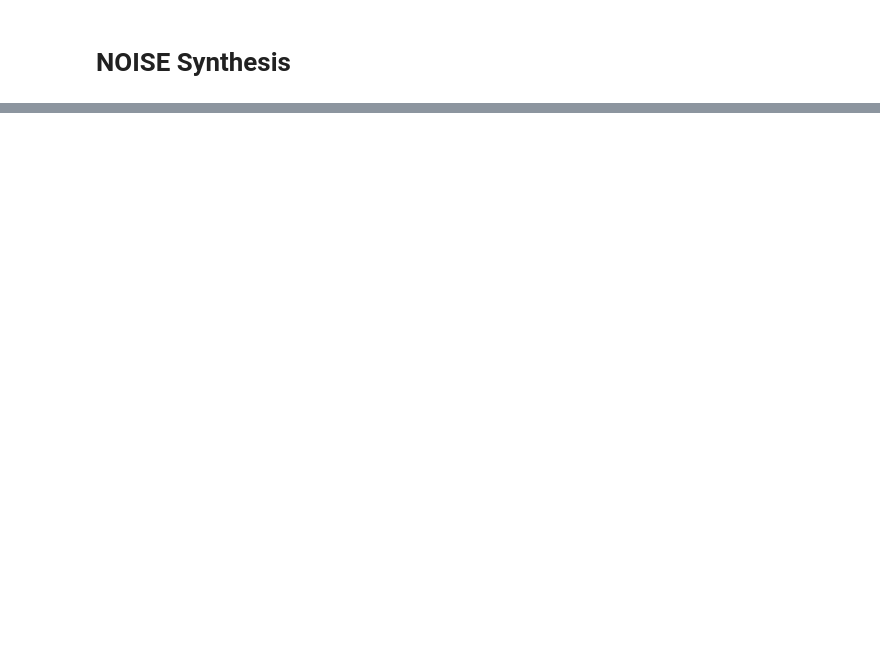
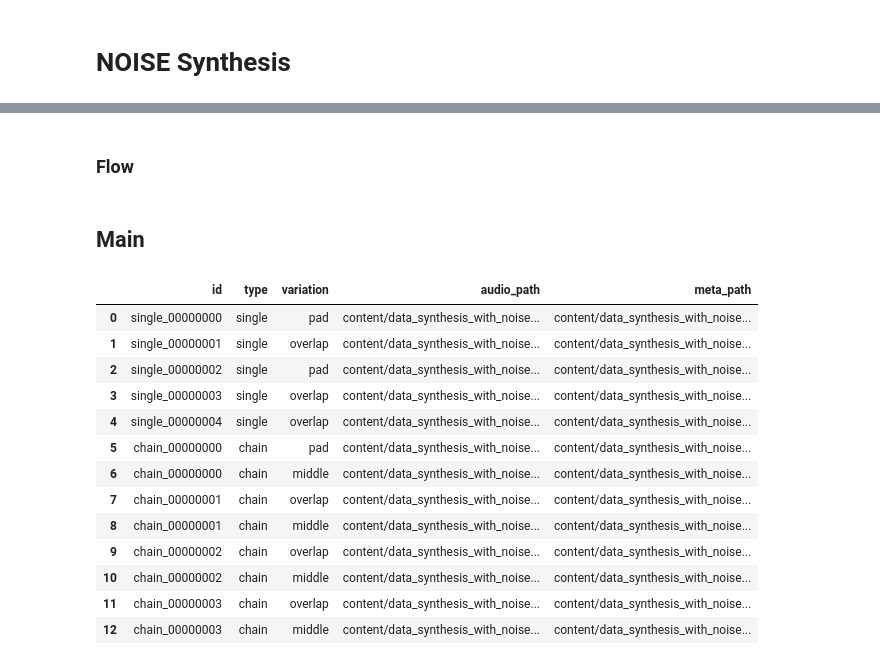
Before and after one commit to dungdt-infopstats/Device-Directed-Speech-Segmentation, a Jupyter notebook: notebooks/DataSynthesisPipeline.ipynb, the cells around one changed output, grey strips where cells are left out. Drawn from its saved outputs; the diff is of its cells as text; code cells hidden in the pictures; blank space fills up the shorter version.

Commit message:
full pipeline data synthesis (need to be rechecked)

```diff
--- a/notebooks/DataSynthesisPipeline.ipynb
+++ b/notebooks/DataSynthesisPipeline.ipynb
@@ -718,32 +679,46 @@ for root, dirs, files in os.walk(folder_path):
 import random
 import soundfile as sf
 
-def noise_sampling(noise_length_sec, list_noise, volume=0.3):
+def noise_sampling(duration: float, list_noise: list, volume: float =0.3):
     '''
-    Sampling một đoạn noise có độ dài audio_length_sec (tính bằng giây) từ danh sách file.
-    Sẽ lặp đến khi tìm được file noise có độ dài lớn hơn yêu cầu.
+    Sample a noise segment of length `noise_length_sec` (in seconds) from a list of noise files.
+    The process will loop until it finds a noise file longer than the required length.
 
     Args:
-        noise_length_sec (float): Độ dài đoạn cần lấy (tính bằng giây)
-        list_noise (list): Danh sách đường dẫn file noise
-        volume (float): Hệ số điều chỉnh âm lượng (0.0 - 1.0)
+        duration (float): Length of the desired noise segment (in seconds)
+        list_noise (list): List of noise file paths
+        volume (float): Volume adjustment factor (0.0 - 1.0)
 
     Returns:
-        segment (np.ndarray): Đoạn noise đã được giảm âm lượng
+        segment (np.ndarray): The volume-adjusted noise segment
         sr (int): Sample rate
-        noise_path (str): Đường dẫn file noise đã lấy
+        noise_path (str): Path of the selected noise file
     '''
+    # count for stop
     count = 0
+
+
     while count < 50:
+
+        # sampling a noise_path
         noise_path = random.choice(list_noise)
+
+        # get wav and sampling rate
         noise, sr = sf.read(noise_path)
 
-        noise_length = int(noise_length_sec * sr)
+        # get noise_length (number of frames) = duration * sampling_rate
+        noise_length = int(duration * sr)
 
+
+        # sampling a segment from full noise
         if len(noise) >= noise_length:
+
+            # (start, end) of sengment
             start = random.randint(0, len(noise) - noise_length)
             segment = noise[start:start + noise_length]
-            segment = segment * volume  # 🔉 giảm âm lượng ở đây
+
+            # rescaling volume for noise
+            segment = segment * volume
             return segment, sr, noise_path
 
         count += 1
@@ -1009,10 +1046,3 @@ def middle_noise(files, list_noise=None, noise_volume: float = 0.3):
     }
 
     return audio_out, sr, meta_template
-# %%
-path_test = [
-    '/content/synthesis_folder/audio/chain_00000000_sub0.wav',
-    '/content/synthesis_folder/audio/chain_00000000_sub1.wav',
-]
-
-audio_pad, sr, meta = middle_noise(path_test, wav_files)
@@ -1047,0 +1051,2 @@ save_waveform_image(wav, sr, "my_waveform.png")
+# %% [markdown]
+### Flow
@@ -1047,0 +1136,21 @@ save_waveform_image(wav, sr, "my_waveform.png")
+# %% [markdown]
+## Main
+# %%
+synthesis_df = data_synthesis()
+# %%
+synthesis_df
+# %% [output]
+|  | id | type | variation | audio_path | meta_path |
+| 0 | single_00000000 | single | pad | content/data_synthesis_with_noise... | content/data_synthesis_with_noise... |
+| 1 | single_00000001 | single | overlap | content/data_synthesis_with_noise... | content/data_synthesis_with_noise... |
+| 2 | single_00000002 | single | pad | content/data_synthesis_with_noise... | content/data_synthesis_with_noise... |
+| 3 | single_00000003 | single | overlap | content/data_synthesis_with_noise... | content/data_synthesis_with_noise... |
+| 4 | single_00000004 | single | overlap | content/data_synthesis_with_noise... | content/data_synthesis_with_noise... |
+| 5 | chain_00000000 | chain | pad | content/data_synthesis_with_noise... | content/data_synthesis_with_noise... |
+| 6 | chain_00000000 | chain | middle | content/data_synthesis_with_noise... | content/data_synthesis_with_noise... |
+| 7 | chain_00000001 | chain | overlap | content/data_synthesis_with_noise... | content/data_synthesis_with_noise... |
+| 8 | chain_00000001 | chain | middle | content/data_synthesis_with_noise... | content/data_synthesis_with_noise... |
+| 9 | chain_00000002 | chain | overlap | content/data_synthesis_with_noise... | content/data_synthesis_with_noise... |
+| 10 | chain_00000002 | chain | middle | content/data_synthesis_with_noise... | content/data_synthesis_with_noise... |
+| 11 | chain_00000003 | chain | overlap | content/data_synthesis_with_noise... | content/data_synthesis_with_noise... |
+| 12 | chain_00000003 | chain | middle | content/data_synthesis_with_noise... | content/data_synthesis_with_noise... |
```
Also changed, not shown: parts of 54 cells of this notebook.
